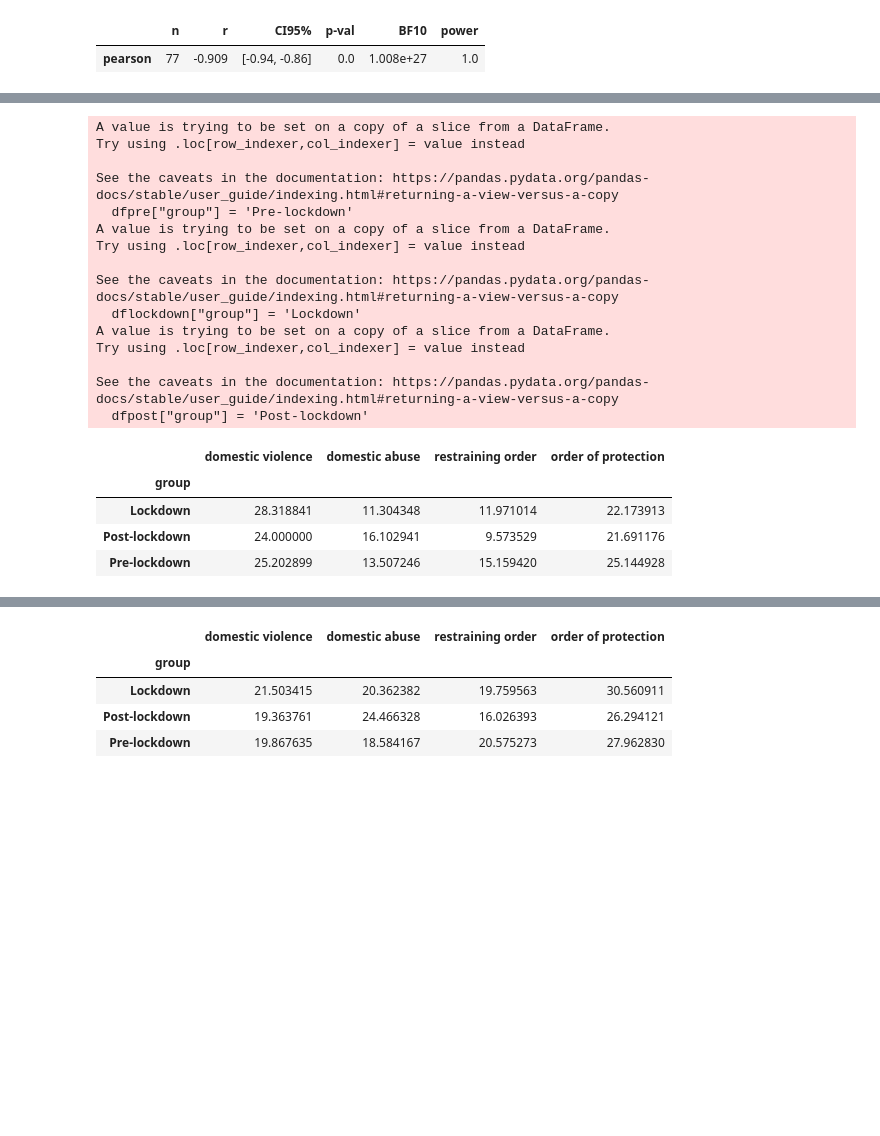
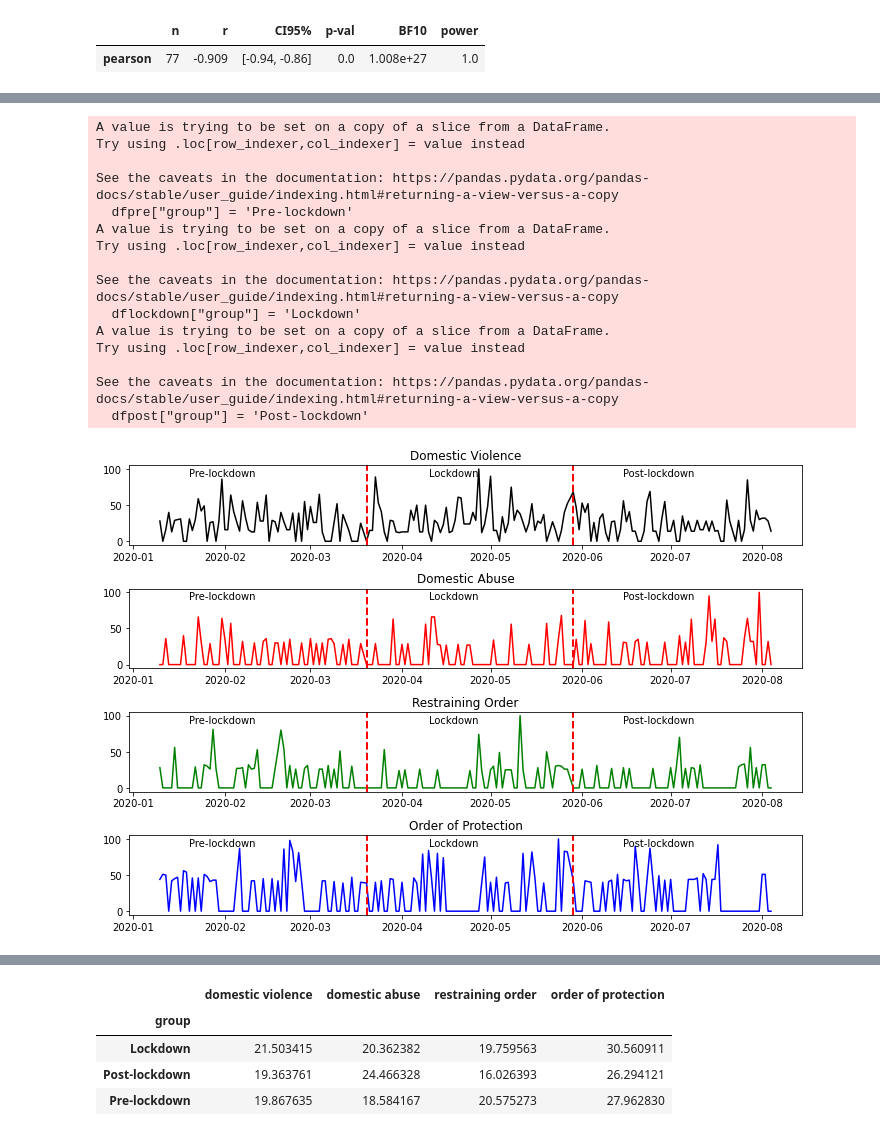
Before and after one commit to jlister19/impact-of-covid-on-crime, a Jupyter notebook: CodeDevelopmentFinalNotebook.ipynb, the cells around one changed output, grey strips where cells are left out. Drawn from its saved outputs; the diff is of its cells as text; code cells hidden in the pictures; blank space fills up the shorter version.

```diff
--- a/CodeDevelopmentFinalNotebook.ipynb
+++ b/CodeDevelopmentFinalNotebook.ipynb
@@ -257,7 +263,6 @@ dfgroups['order of protection'] = dfgroups["order of protection"].astype(float)
 dfgroups['domestic abuse'] = dfgroups['domestic abuse'].astype(float)
 dfgroups['domestic violence'] = dfgroups['domestic violence'].astype(float)
 dfgroups['restraining order'] = dfgroups['restraining order'].astype(float)
-dfgroups.groupby('group').mean()
 # %% [output]
 A value is trying to be set on a copy of a slice from a DataFrame.
 Try using .loc[row_indexer,col_indexer] = value instead
@@ -274,8 +279,47 @@ Try using .loc[row_indexer,col_indexer] = value instead
 
 See the caveats in the documentation: https://pandas.pydata.org/pandas-docs/stable/user_guide/indexing.html#returning-a-view-versus-a-copy
   dfpost["group"] = 'Post-lockdown'
-|  | domestic violence | domestic abuse | restraining order | order of protection |
-| group |  |  |  |  |
-| Lockdown | 28.318841 | 11.304348 | 11.971014 | 22.173913 |
-| Post-lockdown | 24.000000 | 16.102941 | 9.573529 | 21.691176 |
-| Pre-lockdown | 25.202899 | 13.507246 | 15.159420 | 25.144928 |
+# %%
+plt.figure(figsize=(10,7))
+
+plt.subplot(4, 1, 1)
+plt.plot(dfgroups['date'], dfgroups["domestic violence"],'black')
+plt.title('Domestic Violence')
+plt.axvline(pd.to_datetime('2020-03-20'), color='r', linestyle='--', lw=2)
+plt.axvline(pd.to_datetime('2020-05-29'), color='r', linestyle='--', lw=2)
+plt.text(pd.to_datetime("2020-01-20"), 90, "Pre-lockdown")
+plt.text(pd.to_datetime("2020-04-10"), 90, "Lockdown")
+plt.text(pd.to_datetime("2020-06-15"), 90, "Post-lockdown")
+
+plt.subplot(4, 1, 2)
+plt.plot(dfgroups['date'], dfgroups["domestic abuse"],'red')
+plt.title('Domestic Abuse')
+plt.axvline(pd.to_datetime('2020-03-20'), color='r', linestyle='--', lw=2)
+plt.axvline(pd.to_datetime('2020-05-29'), color='r', linestyle='--', lw=2)
+plt.text(pd.to_datetime("2020-01-20"), 90, "Pre-lockdown")
+plt.text(pd.to_datetime("2020-04-10"), 90, "Lockdown")
+plt.text(pd.to_datetime("2020-06-15"), 90, "Post-lockdown")
+
+plt.subplot(4, 1, 3)
+plt.plot(dfgroups['date'],dfgroups["restraining order"],'green')
+plt.title('Restraining Order')
+plt.axvline(pd.to_datetime('2020-03-20'), color='r', linestyle='--', lw=2)
+plt.axvline(pd.to_datetime('2020-05-29'), color='r', linestyle='--', lw=2)
+plt.text(pd.to_datetime("2020-01-20"), 90, "Pre-lockdown")
+plt.text(pd.to_datetime("2020-04-10"), 90, "Lockdown")
+plt.text(pd.to_datetime("2020-06-15"), 90, "Post-lockdown")
+
+plt.subplot(4, 1, 4)
+plt.plot(dfgroups['date'],dfgroups["order of protection"],'blue')
+plt.title('Order of Protection')
+plt.axvline(pd.to_datetime('2020-03-20'), color='r', linestyle='--', lw=2)
+plt.axvline(pd.to_datetime('2020-05-29'), color='r', linestyle='--', lw=2)
+plt.text(pd.to_datetime("2020-01-20"), 90, "Pre-lockdown")
+plt.text(pd.to_datetime("2020-04-10"), 90, "Lockdown")
+plt.text(pd.to_datetime("2020-06-15"), 90, "Post-lockdown")
+
+plt.tight_layout()
+plt.savefig("Images/rawsearchtermsgraph.png", dpi = 350)
+plt.show();
+# %% [output]
+[figure, added]
```
Also changed, not shown: parts of 13 cells of this notebook, 10 other files.
